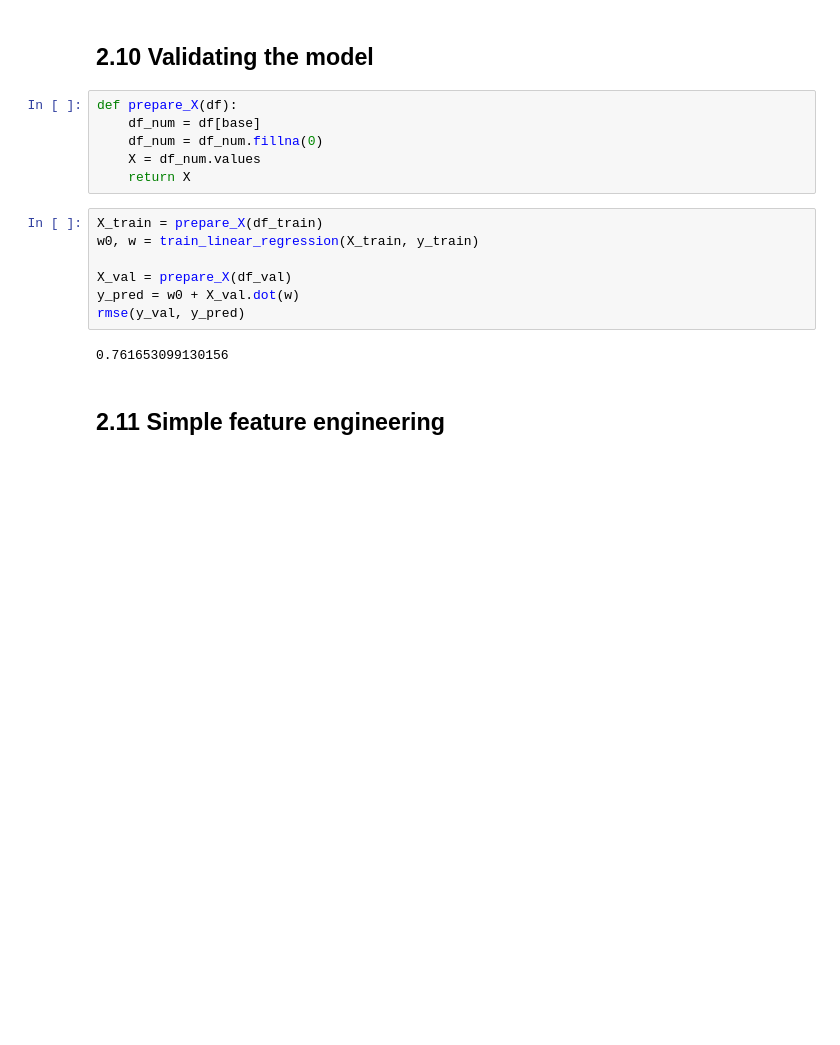
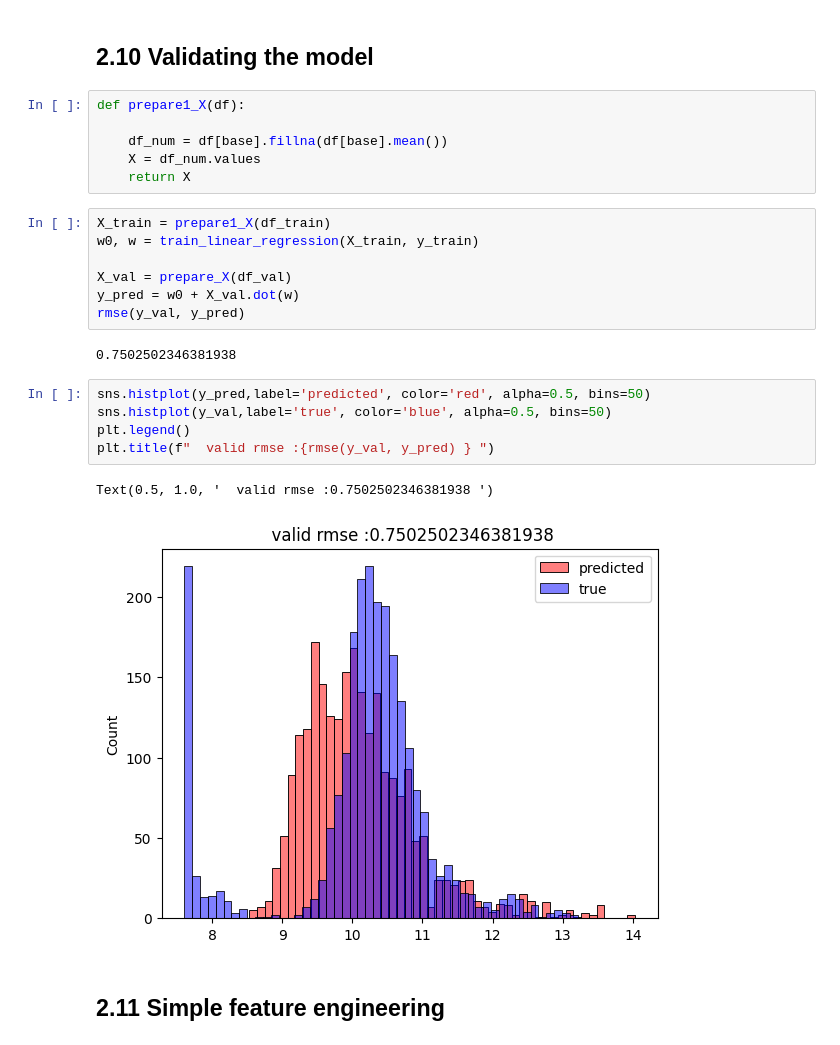
Before and after one commit to mustafabozkaya/AI-ML-DL-DS_Projects_Portfolio, a Jupyter notebook: Car-price-prediction-project/all_exercise_notebook.ipynb, the cells around one changed output. Cells and saved outputs as stored; diff of their text form; blank space fills up the shorter version.

```diff
--- a/Car-price-prediction-project/all_exercise_notebook.ipynb
+++ b/Car-price-prediction-project/all_exercise_notebook.ipynb
@@ -521,20 +521,28 @@ rmse(y_train, y_pred)
 # %% [markdown]
 ## 2.10 Validating the model
 # %%
-def prepare_X(df):
-    df_num = df[base]
-    df_num = df_num.fillna(0)
+def prepare1_X(df):
+
+    df_num = df[base].fillna(df[base].mean())
     X = df_num.values
     return X
 # %%
-X_train = prepare_X(df_train)
+X_train = prepare1_X(df_train)
 w0, w = train_linear_regression(X_train, y_train)
 
 X_val = prepare_X(df_val)
 y_pred = w0 + X_val.dot(w)
 rmse(y_val, y_pred)
 # %% [output]
-0.761653099130156
+0.7502502346381938
+# %%
+sns.histplot(y_pred,label='predicted', color='red', alpha=0.5, bins=50)
+sns.histplot(y_val,label='true', color='blue', alpha=0.5, bins=50)
+plt.legend()
+plt.title(f"  valid rmse :{rmse(y_val, y_pred) } ")
+# %% [output]
+Text(0.5, 1.0, '  valid rmse :0.7502502346381938 ')
+[figure, added]
 # %% [markdown]
 ## 2.11 Simple feature engineering
 # %%
```
Also changed, not shown: parts of 10 cells of this notebook.
